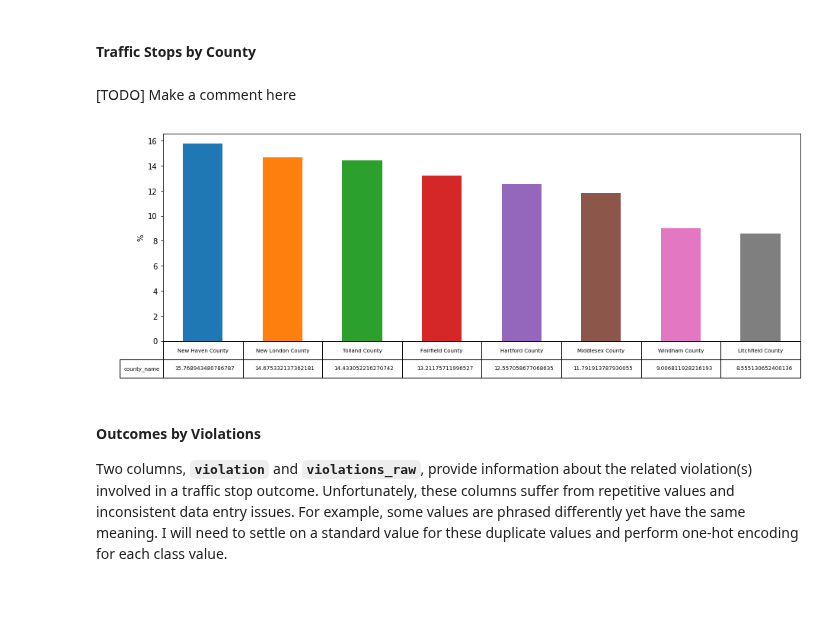
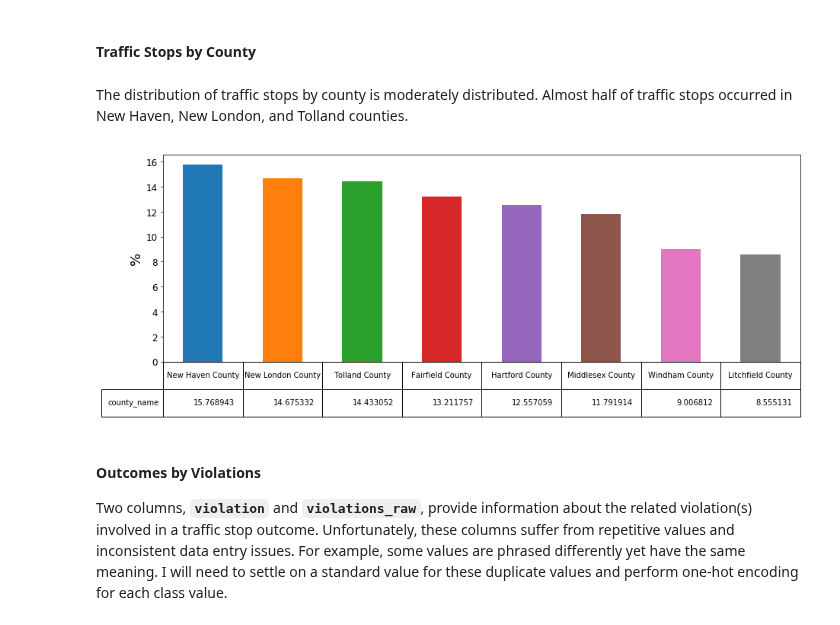
Before and after one commit to patrickmpoon/machine-learning, a Jupyter notebook: projects/capstone/Traffic_Stop_Outcome_Predictor.ipynb, the cells around one changed output. Cells and saved outputs as stored; diff of their text form; code cells hidden in the pictures; blank space fills up the shorter version.

```diff
--- a/projects/capstone/Traffic_Stop_Outcome_Predictor.ipynb
+++ b/projects/capstone/Traffic_Stop_Outcome_Predictor.ipynb
@@ -354,15 +360,17 @@ county_races
 While the racial breakdown of traffic stops for the state overall are, for the most part, consistent with 2010 census data, these figures suggest that there are certain counties where Blacks and Hispanics are pulled over disproportionately higher than their composition in the 2010 census, namely Fairfield, Hartford, and New Haven counties.
 # %% [markdown]
 #### Traffic Stops by County
-# %% [markdown]
-[TODO] Make a comment here
+# %% [markdown]
+The distribution of traffic stops by county is moderately distributed.  Almost half of traffic stops occurred in New Haven, New London, and Tolland counties.
 # %%
-outcomes_by_county = df['county_name'].value_counts(normalize=True).mul(100).plot.bar(figsize=(15, 5), table=True)
+outcomes_by_county = df['county_name'].value_counts(normalize=True).mul(100).apply(lambda x: float('{:.6f}'.format(x))).plot.bar(figsize=(15, 5), table=True, fontsize=12)
 outcomes_by_county.axes.get_xaxis().set_visible(False)
-outcomes_by_county.axes.set_ylabel('%')
-outcomes_by_county.tables[0].scale(1, 2)
+outcomes_by_county.axes.set_ylabel('%', fontsize=18)
+outcomes_by_county.tables[0].auto_set_font_size(False)
+outcomes_by_county.tables[0].set_fontsize(10)
+outcomes_by_county.tables[0].scale(1, 3)
 # %% [output]
-[figure, old version]
+[figure, new version]
 # %% [markdown]
 #### Outcomes by Violations
 
```
Also changed, not shown: parts of 23 cells of this notebook, 1 other file.
